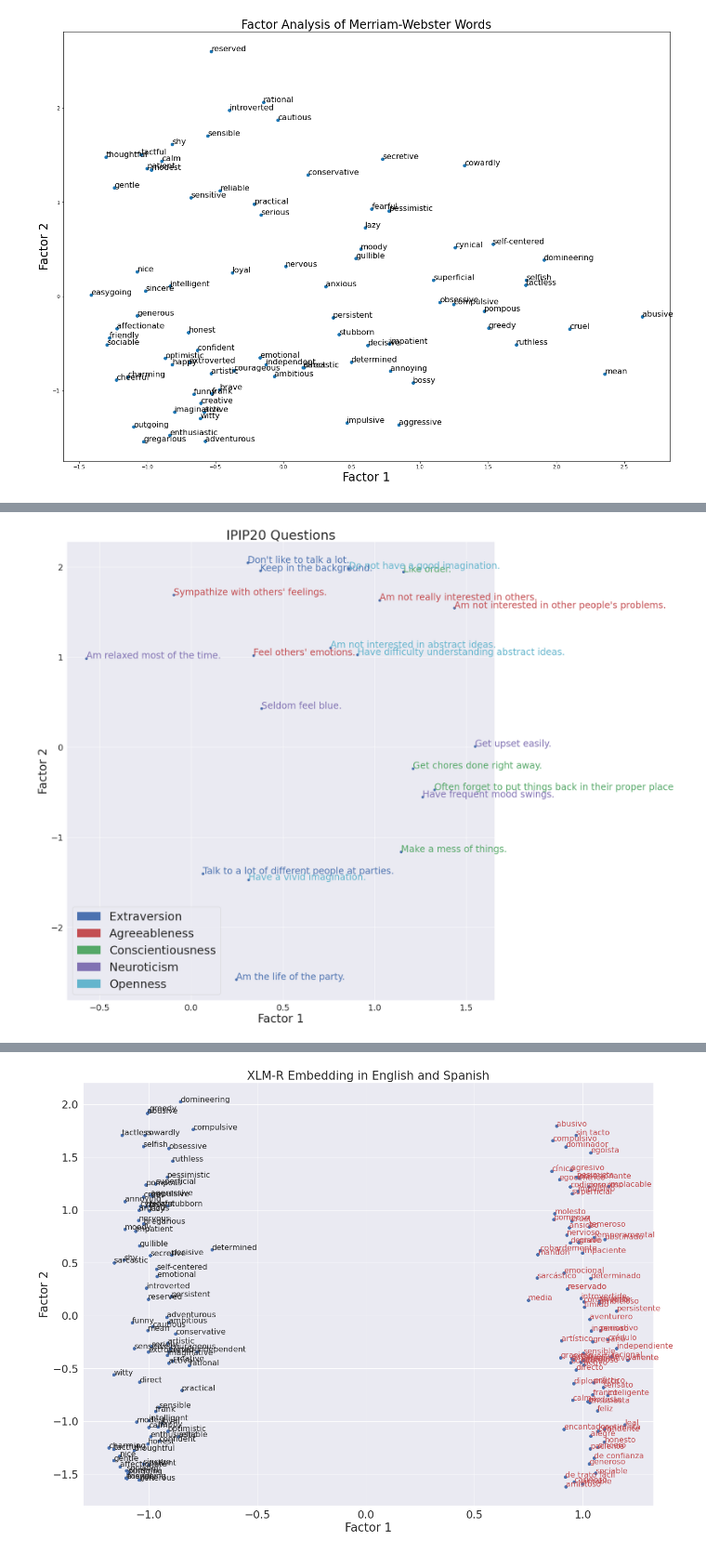
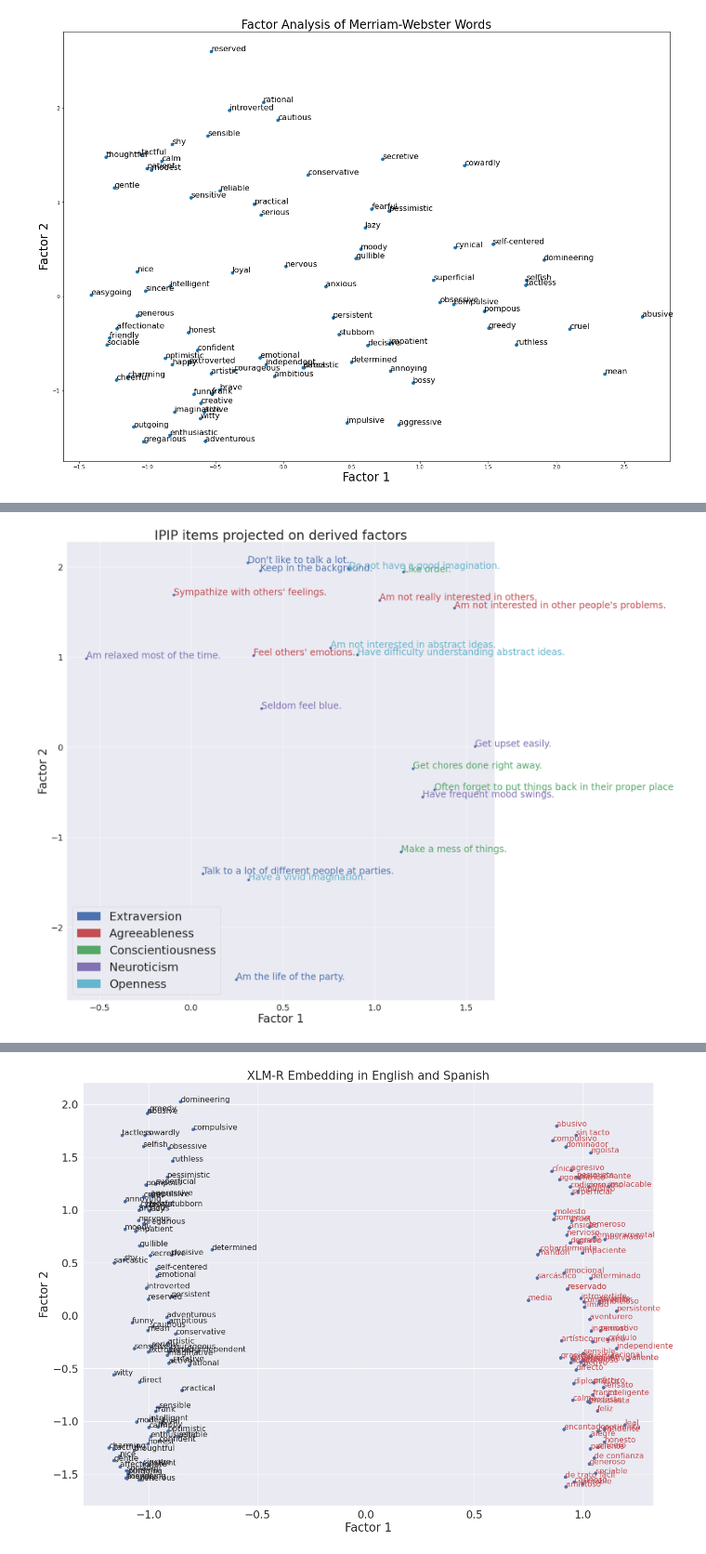
Before and after one commit to andcut/DeepLexicalHypothesis, a Jupyter notebook: DeepLexicalHypothesis.ipynb, the cells around one changed output, grey strips where cells are left out. Shown at 93% size. Cells and saved outputs as stored; diff of their text form; code cells hidden in the pictures.

```diff
--- a/DeepLexicalHypothesis.ipynb
+++ b/DeepLexicalHypothesis.ipynb
@@ -213,29 +219,29 @@ plt.show()
 # %%
 #Embed and project common big5 inventory questions from https://ipip.ori.org/
 IPIP = pd.read_csv("DeepLexicalHypothesis/ipip20.tsv",delimiter = "\t")
 IPIP = pd.DataFrame(IPIP)
 IPIP_sentences = IPIP["sentence 3"]
 IPIP_vec = [roberta.extract_mask_embedding(sentence) for sentence in IPIP_sentences]
 IPIP_reduced = reducer.transform(IPIP_vec)
 
 #This uses factors from the first experiment.
 #Can also use eg a_reducer
 
 import matplotlib.patches as mpatches
 big5 = ["Extraversion", "Agreeableness", "Conscientiousness", "Neuroticism", "Openness"]
 colors = ['b','r','g','m','c']
 
 x = IPIP_reduced[:,0]
 y = IPIP_reduced[:,1]
 plt.figure(figsize=(20,22))
 plt.scatter(x,y)
 plt.xlabel("Factor 1", fontsize = 30)
 plt.ylabel("Factor 2", fontsize = 30)
-plt.title("IPIP20 Questions", fontsize = 34)
+plt.title("IPIP items projected on derived factors", fontsize = 34)
 for j,word in enumerate(IPIP["Mini-IPIP Question"]):
     plt.text(x[j], y[j], word, fontsize=24, color = colors[int(j/4)])
 plt.legend(handles=[mpatches.Patch(color = colors[i], label = big5[i]) for i in range(len(colors))], fontsize = 30)
 plt.show()
 # %% [output]
-[figure, old version]
+[figure, new version]
 # %% [markdown]
```
Also changed, not shown: parts of 12 cells of this notebook.
